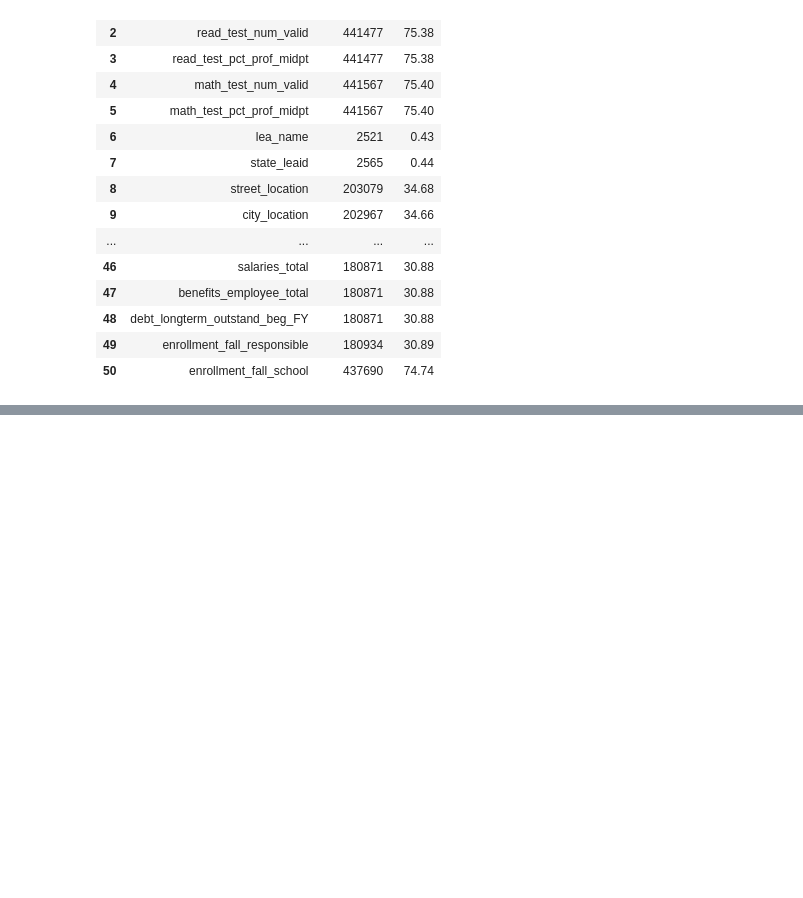
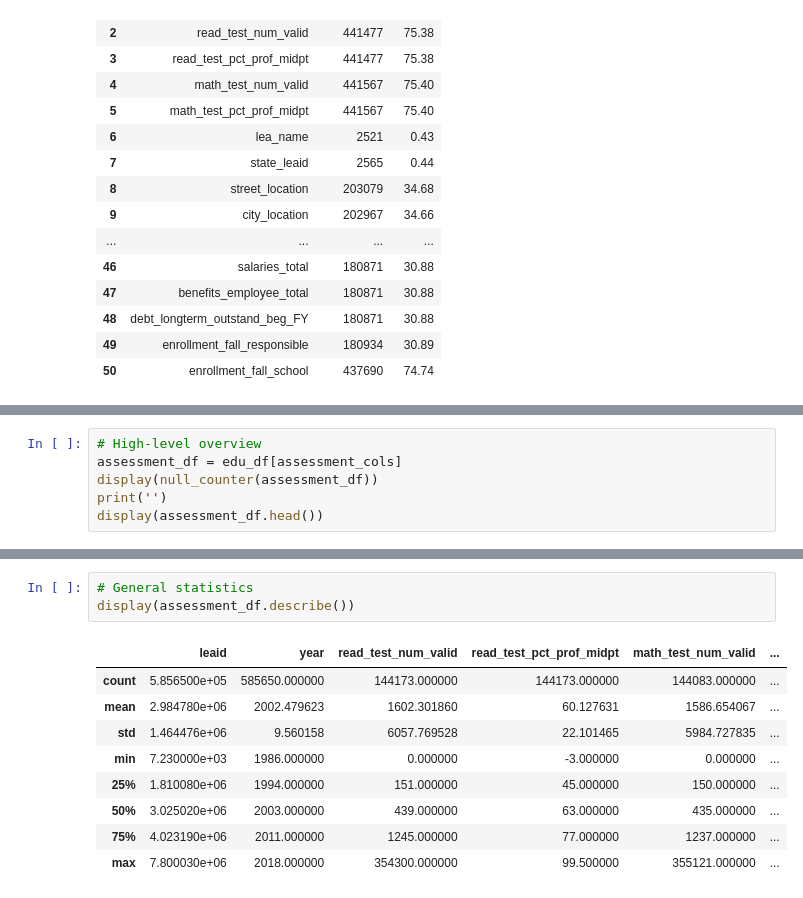
Before and after one commit to justinrgarrard/school_district_clustering, a Jupyter notebook: notebooks/1.0-jrg-eda.ipynb, the cells around one changed output, grey strips where cells are left out. Cells and saved outputs as stored; diff of their text form; blank space fills up the shorter version.

```diff
--- a/notebooks/1.0-jrg-eda.ipynb
+++ b/notebooks/1.0-jrg-eda.ipynb
@@ -206,0 +300,6 @@ This section describes data taken from the Financial set.
+# %%
+# High-level overview
+assessment_df = edu_df[assessment_cols]
+display(null_counter(assessment_df))
+print('')
+display(assessment_df.head())
@@ -206,0 +321,13 @@ This section describes data taken from the Financial set.
+# %%
+# General statistics
+display(assessment_df.describe())
+# %% [output]
+|  | leaid | year | read_test_num_valid | read_test_pct_prof_midpt | math_test_num_valid | ... |
+| count | 5.856500e+05 | 585650.000000 | 144173.000000 | 144173.000000 | 144083.000000 | ... |
+| mean | 2.984780e+06 | 2002.479623 | 1602.301860 | 60.127631 | 1586.654067 | ... |
+| std | 1.464476e+06 | 9.560158 | 6057.769528 | 22.101465 | 5984.727835 | ... |
+| min | 7.230000e+03 | 1986.000000 | 0.000000 | -3.000000 | 0.000000 | ... |
+| 25% | 1.810080e+06 | 1994.000000 | 151.000000 | 45.000000 | 150.000000 | ... |
+| 50% | 3.025020e+06 | 2003.000000 | 439.000000 | 63.000000 | 435.000000 | ... |
+| 75% | 4.023190e+06 | 2011.000000 | 1245.000000 | 77.000000 | 1237.000000 | ... |
+| max | 7.800030e+06 | 2018.000000 | 354300.000000 | 99.500000 | 355121.000000 | ... |
```
Also changed, not shown: parts of 19 cells of this notebook.
